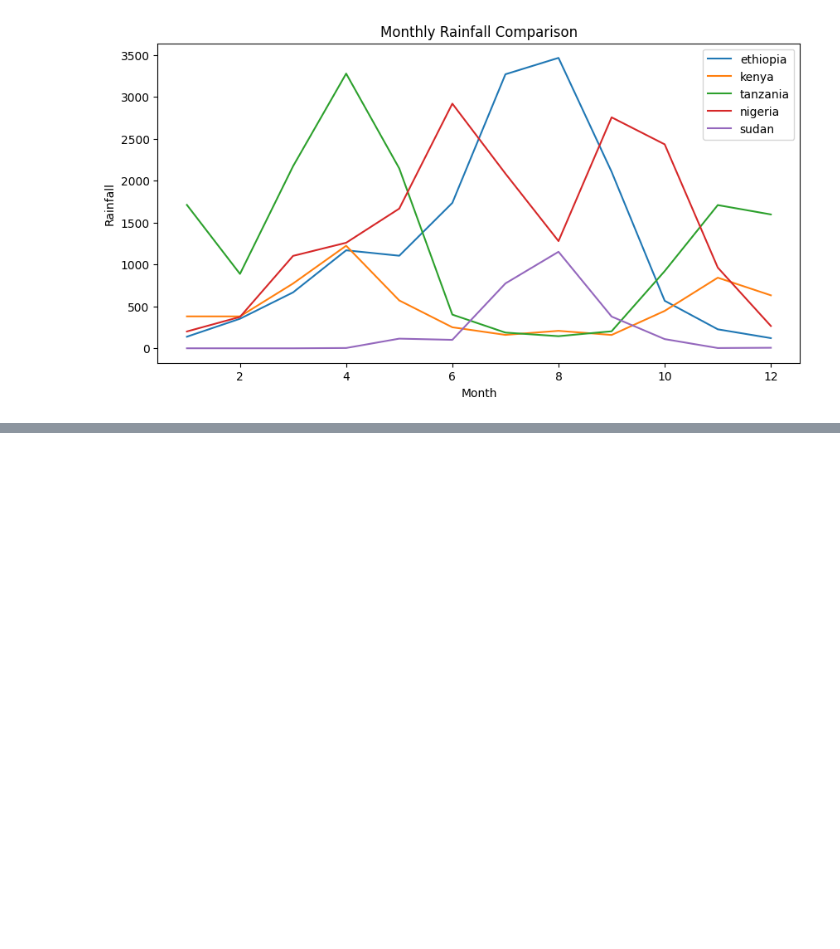
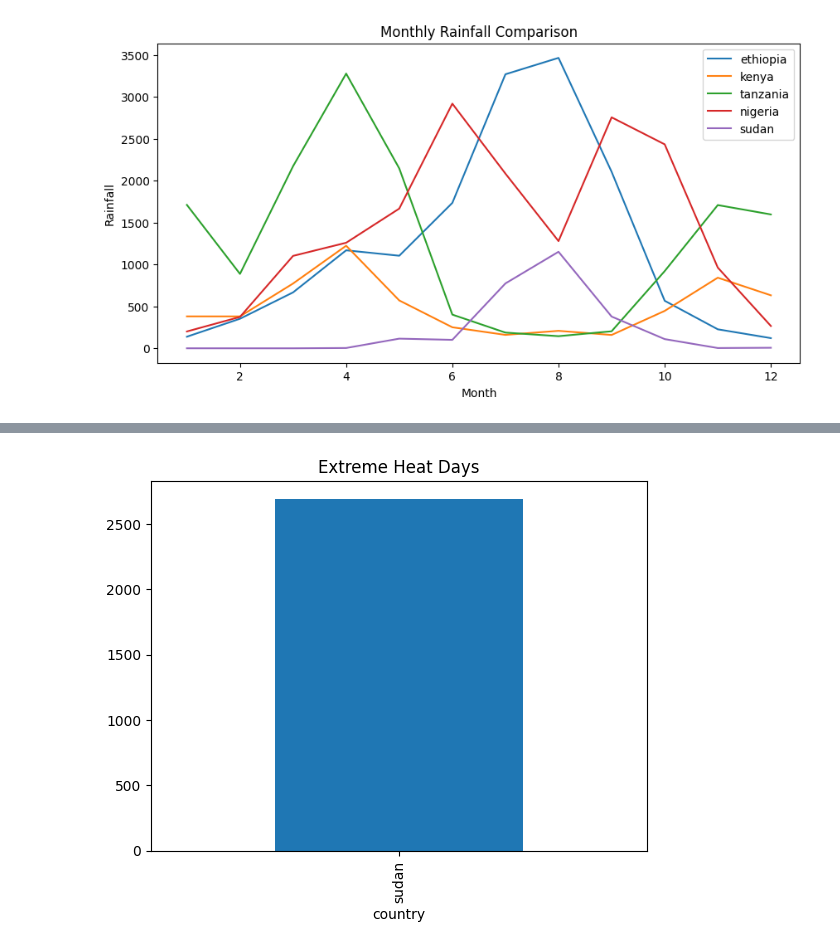
Before and after one commit to Dagi0808/climate-challenge-week0, a Jupyter notebook: notebooks/comparison.ipynb, the cells around one changed output, grey strips where cells are left out. Saved outputs shown, nothing was run; the diff lists cells and outputs as text; code cells hidden in the pictures; blank space fills up the shorter version.

```diff
--- a/notebooks/comparison.ipynb
+++ b/notebooks/comparison.ipynb
@@ -69,0 +110,15 @@ plt.show()
+# %%
+heat_days = (
+combined[combined["t2m_max"] > 35]
+.groupby("country")
+.size()
+)
+
+heat_days.plot(
+kind="bar"
+)
+
+plt.title("Extreme Heat Days")
+plt.show()
+# %% [output]
+[figure, added]
```
Also changed, not shown: parts of 11 cells of this notebook, 1 other file.
